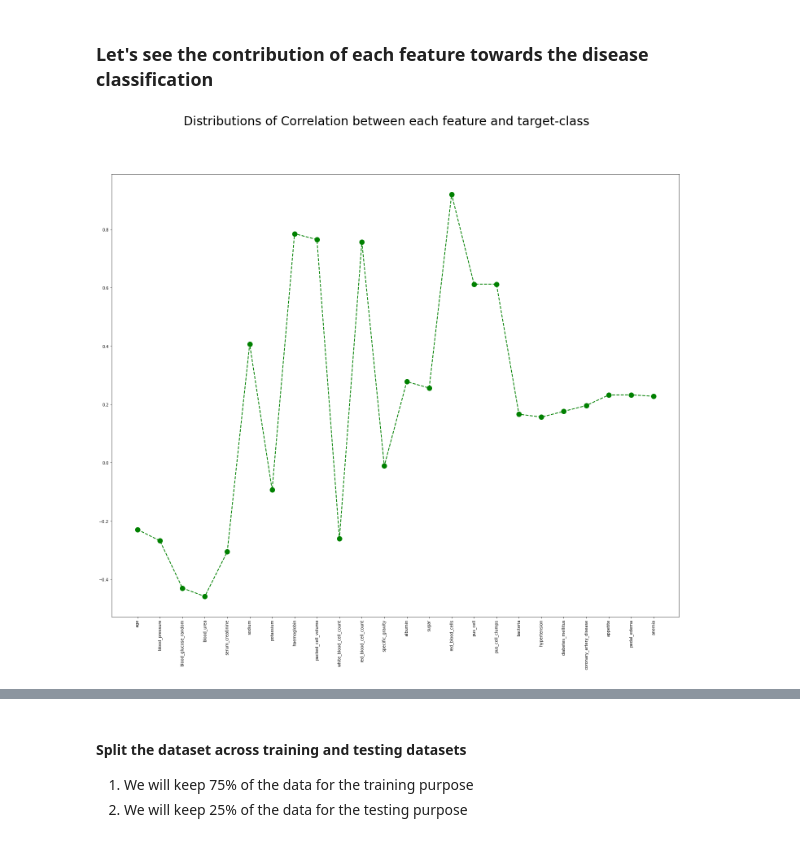
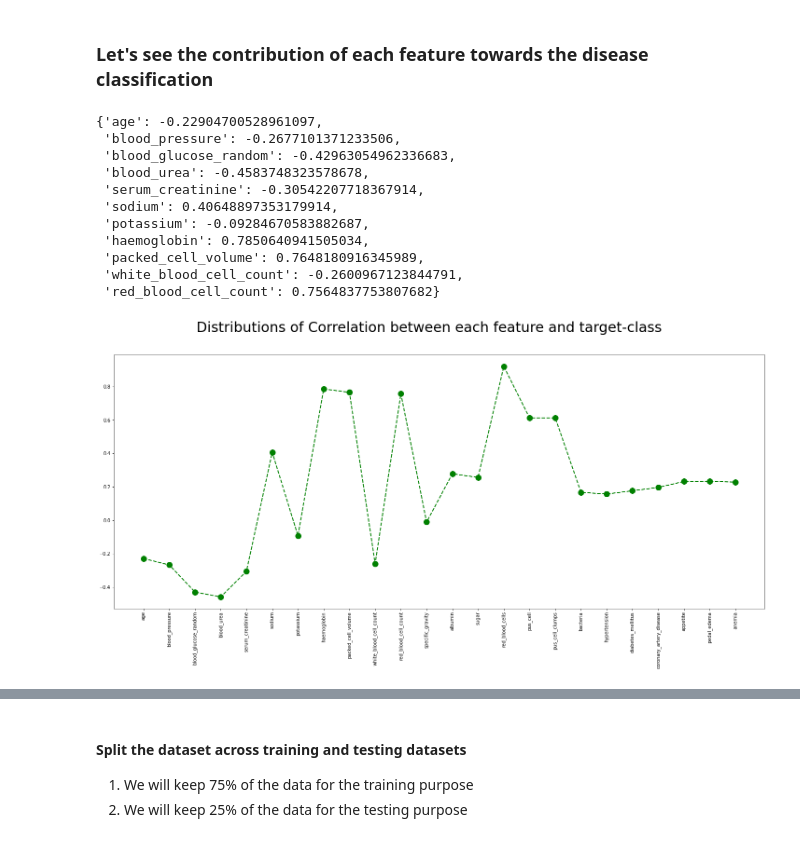
Before and after one commit to umang8496/bits-dse, a Jupyter notebook: dm_assignment_01/chronic-kidney-disease-classification-problem.ipynb, the cells around one changed output, grey strips where cells are left out. Drawn from its saved outputs; the diff is of its cells as text; code cells hidden in the pictures.

```diff
--- a/dm_assignment_01/chronic-kidney-disease-classification-problem.ipynb
+++ b/dm_assignment_01/chronic-kidney-disease-classification-problem.ipynb
@@ -840,6 +840,20 @@ for key in corr_48:
     else:
         continue
 # corr_24
+# %%
+corr_24
+# %% [output]
+{'age': -0.22904700528961097,
+ 'blood_pressure': -0.2677101371233506,
+ 'blood_glucose_random': -0.42963054962336683,
+ 'blood_urea': -0.4583748323578678,
+ 'serum_creatinine': -0.30542207718367914,
+ 'sodium': 0.40648897353179914,
+ 'potassium': -0.09284670583882687,
+ 'haemoglobin': 0.7850640941505034,
+ 'packed_cell_volume': 0.7648180916345989,
+ 'white_blood_cell_count': -0.2600967123844791,
+ 'red_blood_cell_count': 0.7564837753807682}
 # %%
 for cf in Categorical_Features:
     if (cf.find('specific_gravity') != -1):
@@ -927,15 +941,15 @@ for cf in Categorical_Features:
 # prints the correlation values for the features and target-class variable
 # corr_24
 # %%
-fig, ax = plt.subplots(figsize=(25,20))
+fig, ax = plt.subplots(figsize=(25,10))
 _ = fig.suptitle('Distributions of Correlation between each feature and target-class', fontsize=30)
 
 corr_24_list = corr_24.items()
 x,y = zip(*corr_24_list)
 
 plt.xticks(rotation=90)
 plt.plot(x, y, 'go--', linewidth=2, markersize=12)
 plt.show()
 # %% [output]
-[figure, old version]
+[figure, new version]
 # %%
```
Also changed, not shown: parts of 5 cells of this notebook.
